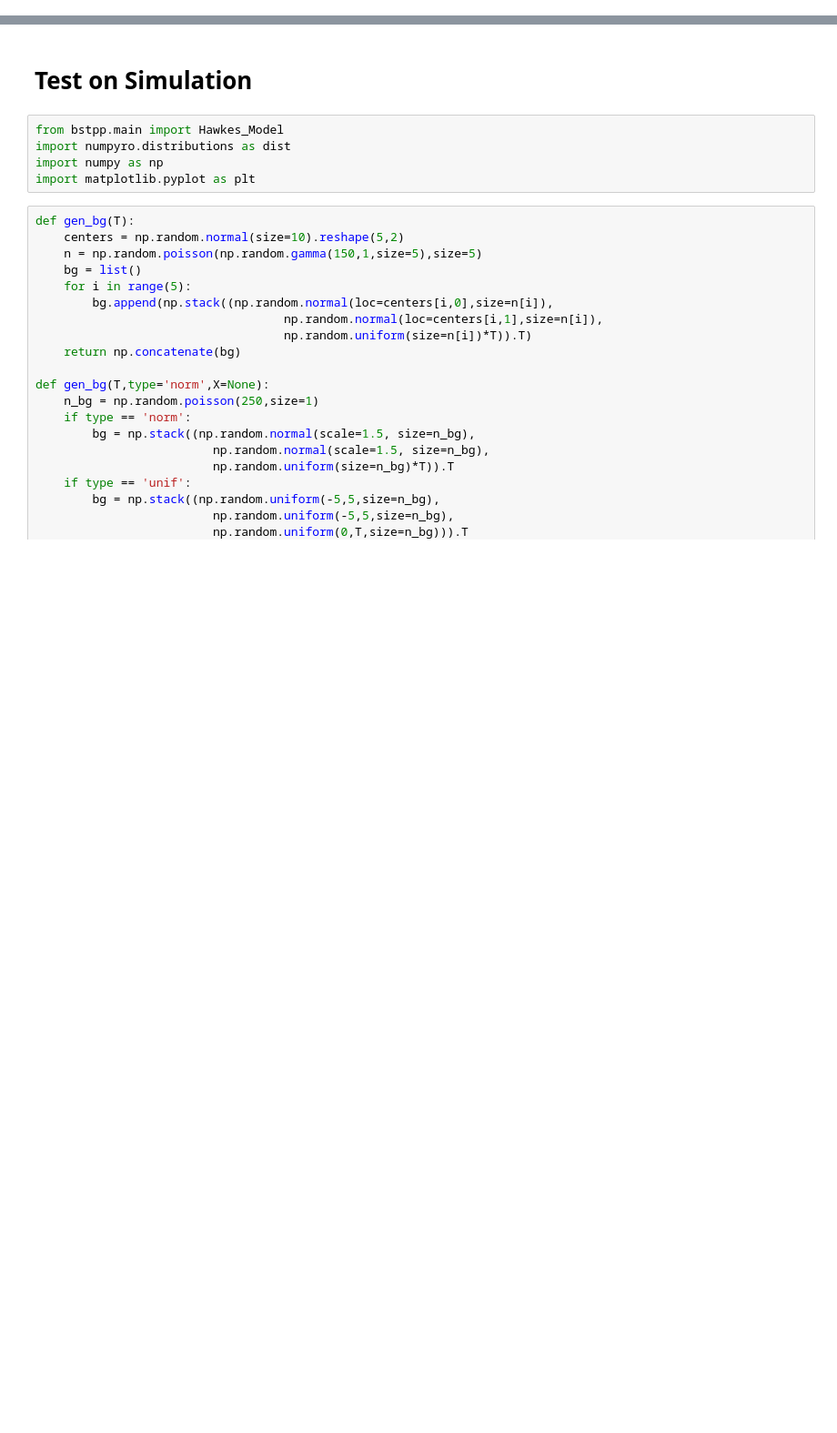
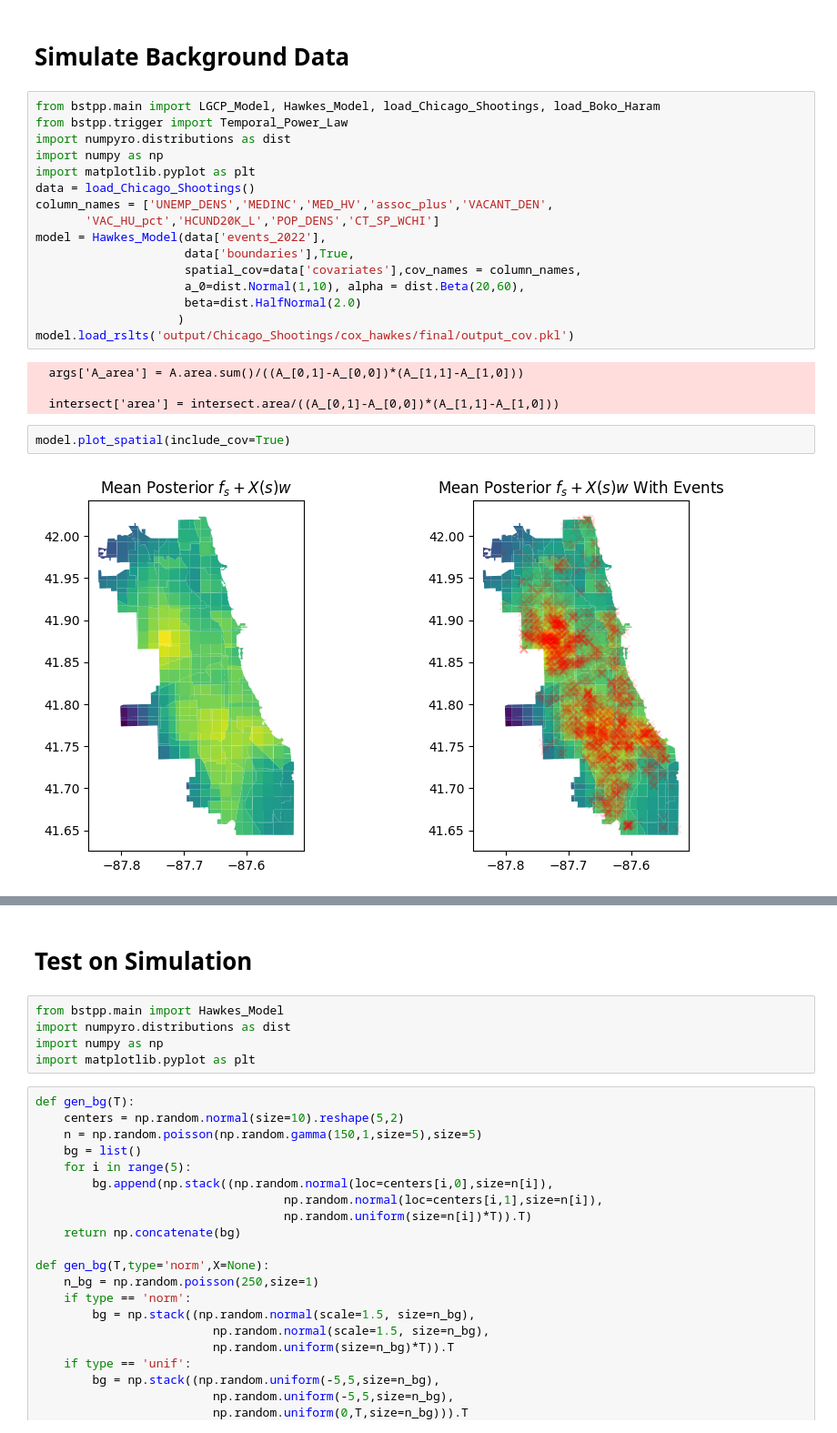
Before and after one commit to imanring/BSTPP, a Jupyter notebook: Simulation.ipynb, the cells around one changed output, grey strips where cells are left out. Shown at 91% size. Drawn from its saved outputs; the diff is of its cells as text; blank space fills up the shorter version.

```diff
--- a/Simulation.ipynb
+++ b/Simulation.ipynb
@@ -0,0 +1,26 @@
+# %% [markdown]
+# Simulate Background Data
+# %%
+from bstpp.main import LGCP_Model, Hawkes_Model, load_Chicago_Shootings, load_Boko_Haram
+from bstpp.trigger import Temporal_Power_Law
+import numpyro.distributions as dist
+import numpy as np
+import matplotlib.pyplot as plt
+data = load_Chicago_Shootings()
+column_names = ['UNEMP_DENS','MEDINC','MED_HV','assoc_plus','VACANT_DEN',
+       'VAC_HU_pct','HCUND20K_L','POP_DENS','CT_SP_WCHI']
+model = Hawkes_Model(data['events_2022'],
+                     data['boundaries'],True,
+                     spatial_cov=data['covariates'],cov_names = column_names,
+                     a_0=dist.Normal(1,10), alpha = dist.Beta(20,60),
+                     beta=dist.HalfNormal(2.0)
+                    )
+model.load_rslts('output/Chicago_Shootings/cox_hawkes/final/output_cov.pkl')
+# %% [output]
+  args['A_area'] = A.area.sum()/((A_[0,1]-A_[0,0])*(A_[1,1]-A_[1,0]))
+
+  intersect['area'] = intersect.area/((A_[0,1]-A_[0,0])*(A_[1,1]-A_[1,0]))
+# %%
+model.plot_spatial(include_cov=True)
+# %% [output]
+[figure, added]
```
Also changed, not shown: parts of 3 cells of this notebook, 4 other files.
